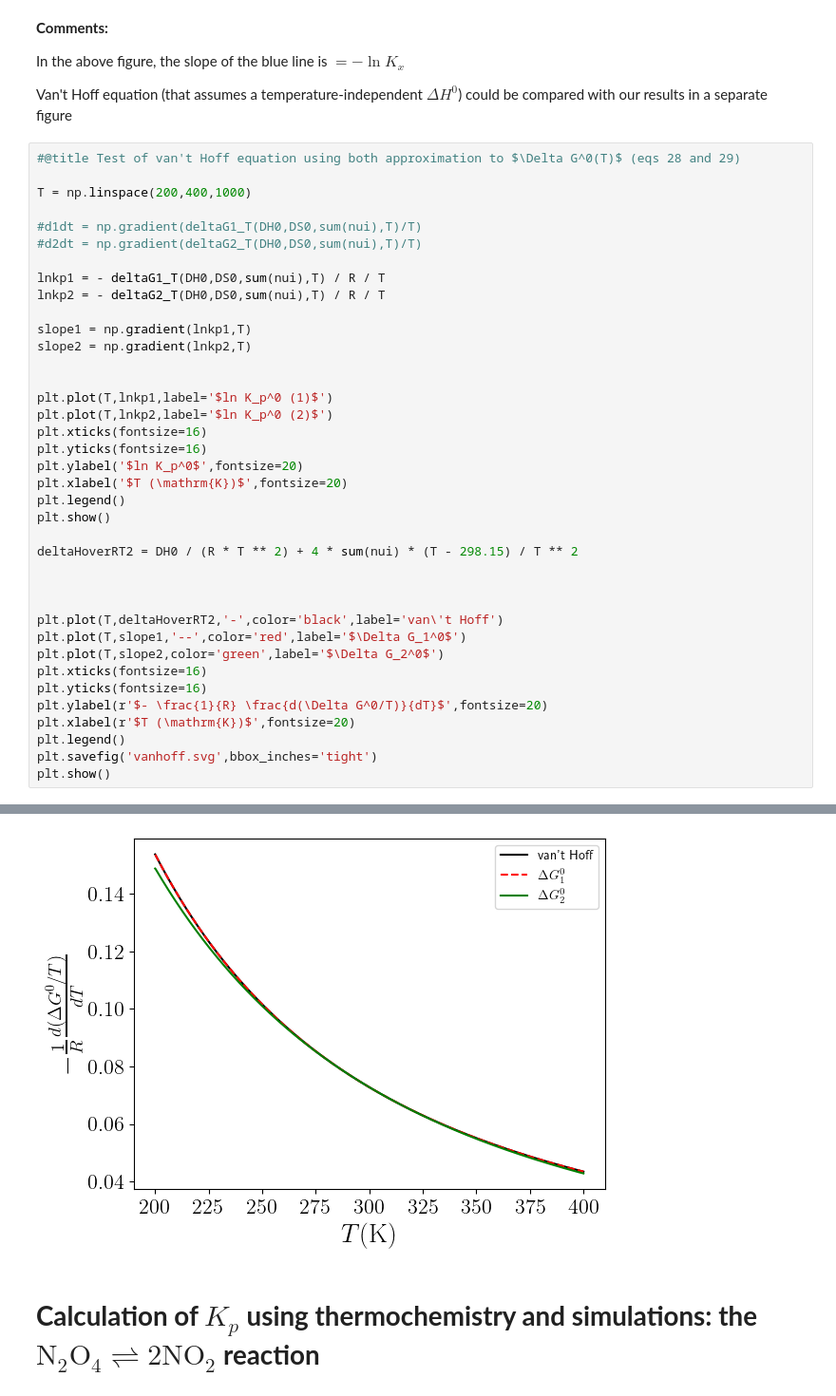
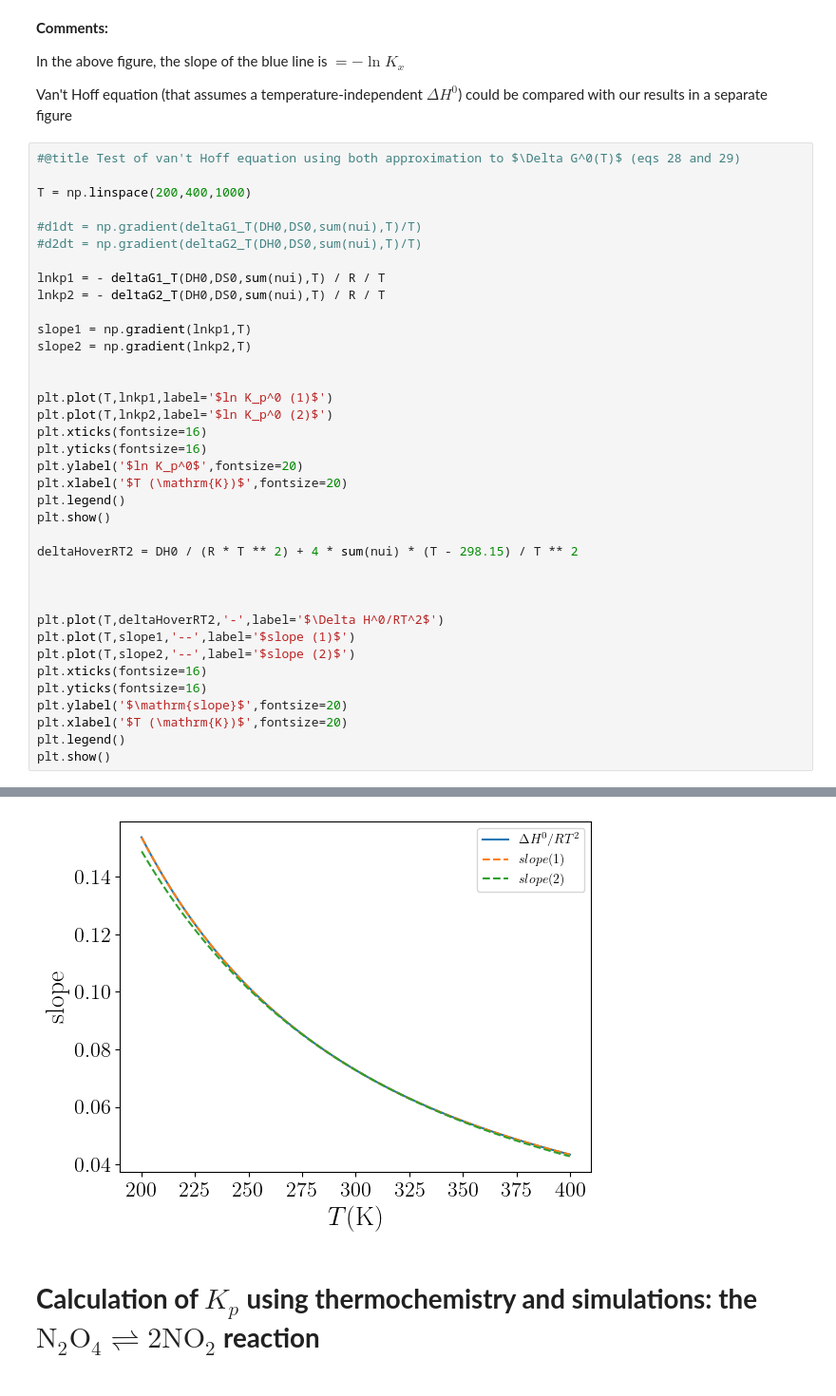
Before and after one commit to emartineznunez/AutoMeKin, a Jupyter notebook: kp.ipynb, the cells around one changed output, grey strips where cells are left out. Shown at 95% size. Drawn from its saved outputs; the diff is of its cells as text.

```diff
--- a/kp.ipynb
+++ b/kp.ipynb
@@ -362,40 +362,39 @@ T = np.linspace(200,400,1000)
 
 #d1dt = np.gradient(deltaG1_T(DH0,DS0,sum(nui),T)/T)
 #d2dt = np.gradient(deltaG2_T(DH0,DS0,sum(nui),T)/T)
 
 lnkp1 = - deltaG1_T(DH0,DS0,sum(nui),T) / R / T
 lnkp2 = - deltaG2_T(DH0,DS0,sum(nui),T) / R / T
 
 slope1 = np.gradient(lnkp1,T)
 slope2 = np.gradient(lnkp2,T)
 
 
 plt.plot(T,lnkp1,label='$ln K_p^0 (1)$')
 plt.plot(T,lnkp2,label='$ln K_p^0 (2)$')
 plt.xticks(fontsize=16)
 plt.yticks(fontsize=16)
 plt.ylabel('$ln K_p^0$',fontsize=20)
 plt.xlabel('$T (\mathrm{K})$',fontsize=20)
 plt.legend()
 plt.show()
 
 deltaHoverRT2 = DH0 / (R * T ** 2) + 4 * sum(nui) * (T - 298.15) / T ** 2
 
 
 
-plt.plot(T,deltaHoverRT2,'-',color='black',label='van\'t Hoff')
-plt.plot(T,slope1,'--',color='red',label='$\Delta G_1^0$')
-plt.plot(T,slope2,color='green',label='$\Delta G_2^0$')
+plt.plot(T,deltaHoverRT2,'-',label='$\Delta H^0/RT^2$')
+plt.plot(T,slope1,'--',label='$slope (1)$')
+plt.plot(T,slope2,'--',label='$slope (2)$')
 plt.xticks(fontsize=16)
 plt.yticks(fontsize=16)
-plt.ylabel(r'$- \frac{1}{R} \frac{d(\Delta G^0/T)}{dT}$',fontsize=20)
-plt.xlabel(r'$T (\mathrm{K})$',fontsize=20)
+plt.ylabel('$\mathrm{slope}$',fontsize=20)
+plt.xlabel('$T (\mathrm{K})$',fontsize=20)
 plt.legend()
-plt.savefig('vanhoff.svg',bbox_inches='tight')
 plt.show()
 # %% [output]
 [figure]
-[figure, old version]
+[figure, new version]
 # %% [markdown]
 # **Calculation of $K_p$ using thermochemistry and simulations: the $\mathrm{N}_{2}\mathrm{O}_{4} \rightleftharpoons 2 \mathrm{NO}_{2}$ reaction**
 # %%
```
Also changed, not shown: parts of 1 cell of this notebook.
